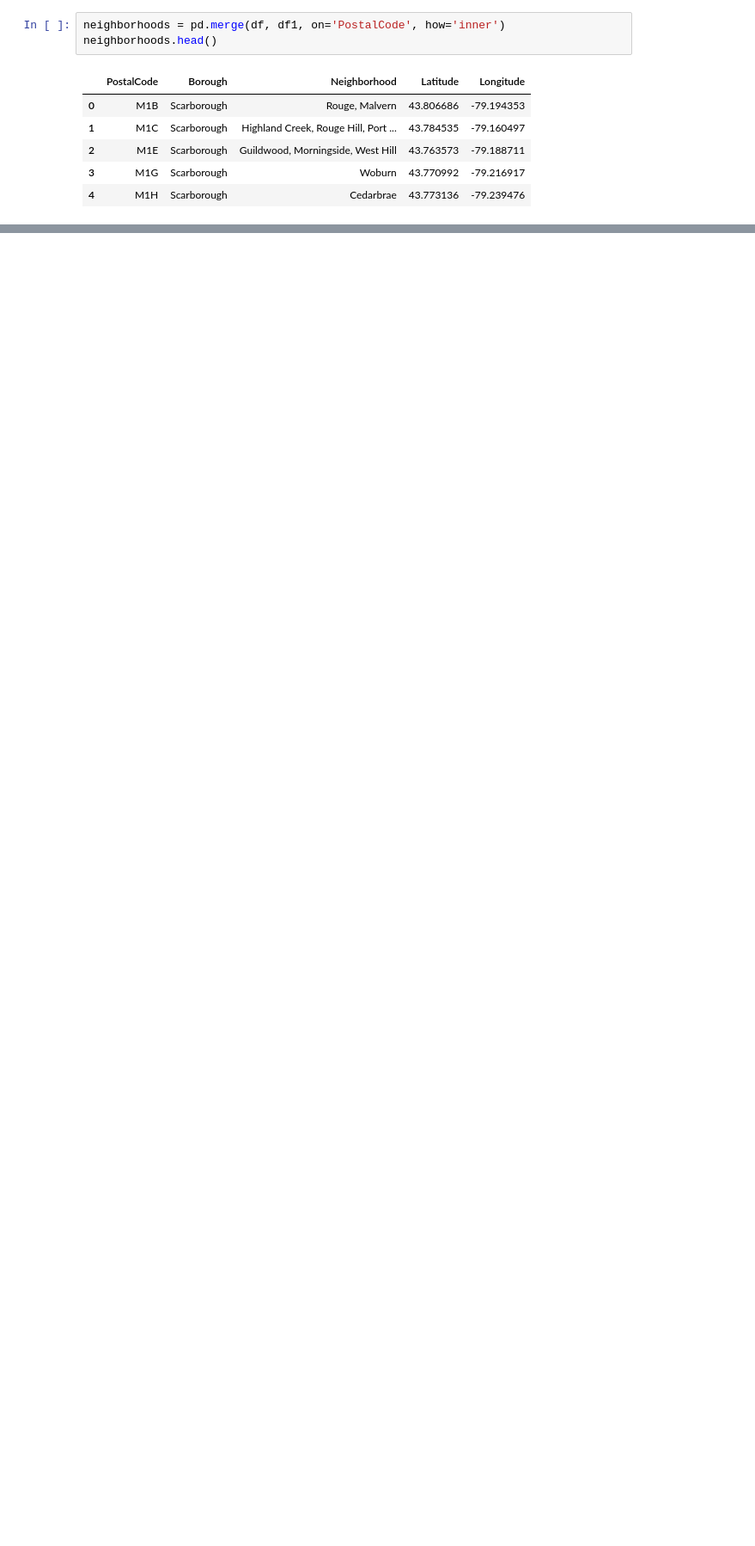
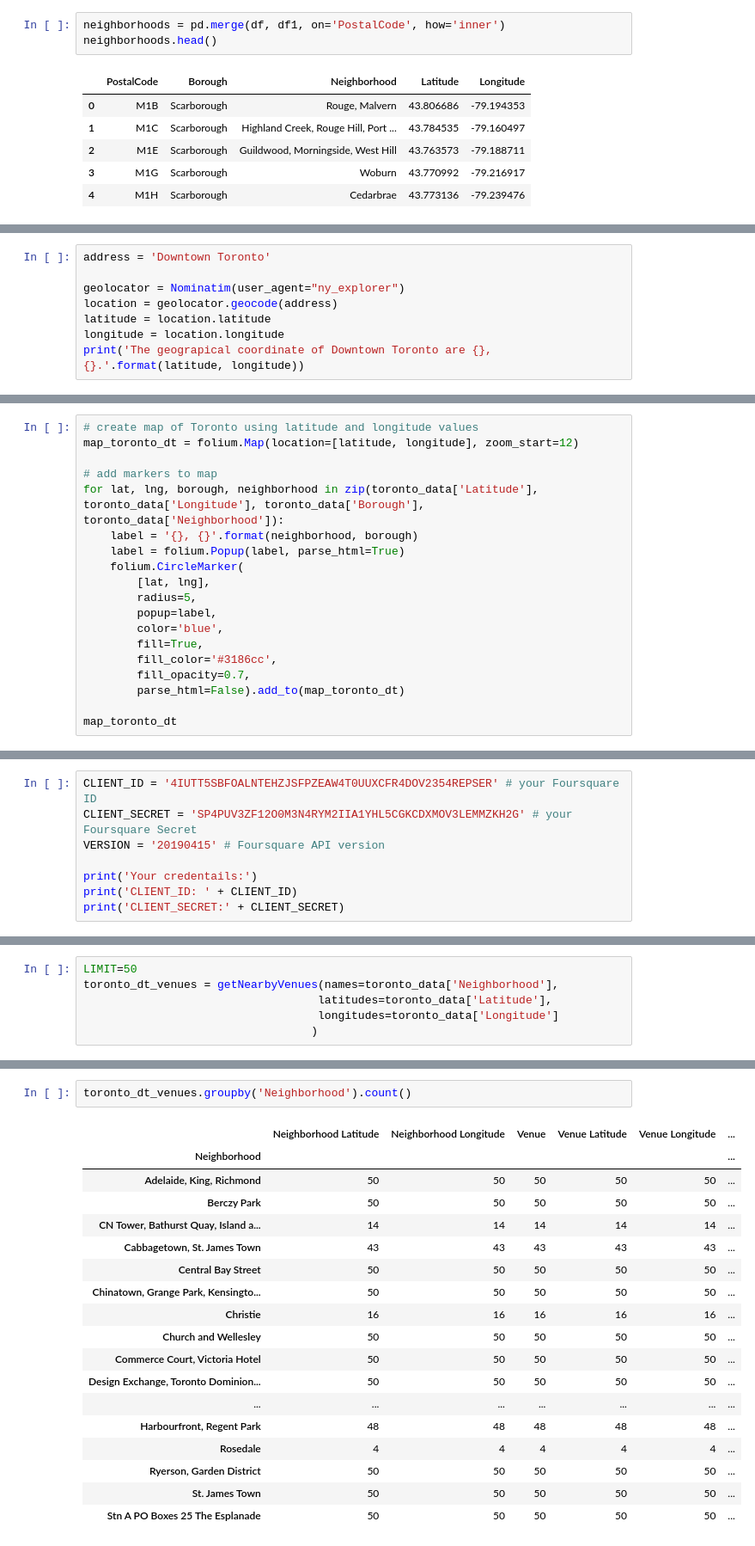
Before and after one commit to archanadeshpande/DS_Capstone, a Jupyter notebook: Capstone_Project.ipynb, the cells around one changed output, grey strips where cells are left out. Shown at 86% size. Cells and saved outputs as stored; diff of their text form; blank space fills up the shorter version.

```diff
--- a/Capstone_Project.ipynb
+++ b/Capstone_Project.ipynb
@@ -98,0 +173,8 @@ neighborhoods.head()
+# %%
+address = 'Downtown Toronto'
+
+geolocator = Nominatim(user_agent="ny_explorer")
+location = geolocator.geocode(address)
+latitude = location.latitude
+longitude = location.longitude
+print('The geograpical coordinate of Downtown Toronto are {}, {}.'.format(latitude, longitude))
@@ -98,0 +183,19 @@ neighborhoods.head()
+# %%
+# create map of Toronto using latitude and longitude values
+map_toronto_dt = folium.Map(location=[latitude, longitude], zoom_start=12)
+
+# add markers to map
+for lat, lng, borough, neighborhood in zip(toronto_data['Latitude'], toronto_data['Longitude'], toronto_data['Borough'], toronto_data['Neighborhood']):
+    label = '{}, {}'.format(neighborhood, borough)
+    label = folium.Popup(label, parse_html=True)
+    folium.CircleMarker(
+        [lat, lng],
+        radius=5,
+        popup=label,
+        color='blue',
+        fill=True,
+        fill_color='#3186cc',
+        fill_opacity=0.7,
+        parse_html=False).add_to(map_toronto_dt)
+
+map_toronto_dt
@@ -98,0 +206,8 @@ neighborhoods.head()
+# %%
+CLIENT_ID = '4IUTT5SBFOALNTEHZJSFPZEAW4T0UUXCFR4DOV2354REPSER' # your Foursquare ID
+CLIENT_SECRET = 'SP4PUV3ZF12O0M3N4RYM2IIA1YHL5CGKCDXMOV3LEMMZKH2G' # your Foursquare Secret
+VERSION = '20190415' # Foursquare API version
+
+print('Your credentails:')
+print('CLIENT_ID: ' + CLIENT_ID)
+print('CLIENT_SECRET:' + CLIENT_SECRET)
@@ -98,0 +262,6 @@ neighborhoods.head()
+# %%
+LIMIT=50
+toronto_dt_venues = getNearbyVenues(names=toronto_data['Neighborhood'],
+                                   latitudes=toronto_data['Latitude'],
+                                   longitudes=toronto_data['Longitude']
+                                  )
@@ -98,0 +291,21 @@ neighborhoods.head()
+# %%
+toronto_dt_venues.groupby('Neighborhood').count()
+# %% [output]
+|  | Neighborhood Latitude | Neighborhood Longitude | Venue | Venue Latitude | Venue Longitude | ... |
+| Neighborhood |  |  |  |  |  | ... |
+| Adelaide, King, Richmond | 50 | 50 | 50 | 50 | 50 | ... |
+| Berczy Park | 50 | 50 | 50 | 50 | 50 | ... |
+| CN Tower, Bathurst Quay, Island a... | 14 | 14 | 14 | 14 | 14 | ... |
+| Cabbagetown, St. James Town | 43 | 43 | 43 | 43 | 43 | ... |
+| Central Bay Street | 50 | 50 | 50 | 50 | 50 | ... |
+| Chinatown, Grange Park, Kensingto... | 50 | 50 | 50 | 50 | 50 | ... |
+| Christie | 16 | 16 | 16 | 16 | 16 | ... |
+| Church and Wellesley | 50 | 50 | 50 | 50 | 50 | ... |
+| Commerce Court, Victoria Hotel | 50 | 50 | 50 | 50 | 50 | ... |
+| Design Exchange, Toronto Dominion... | 50 | 50 | 50 | 50 | 50 | ... |
+| ... | ... | ... | ... | ... | ... | ... |
+| Harbourfront, Regent Park | 48 | 48 | 48 | 48 | 48 | ... |
+| Rosedale | 4 | 4 | 4 | 4 | 4 | ... |
+| Ryerson, Garden District | 50 | 50 | 50 | 50 | 50 | ... |
+| St. James Town | 50 | 50 | 50 | 50 | 50 | ... |
+| Stn A PO Boxes 25 The Esplanade | 50 | 50 | 50 | 50 | 50 | ... |
```
Also changed, not shown: parts of 36 cells of this notebook.
